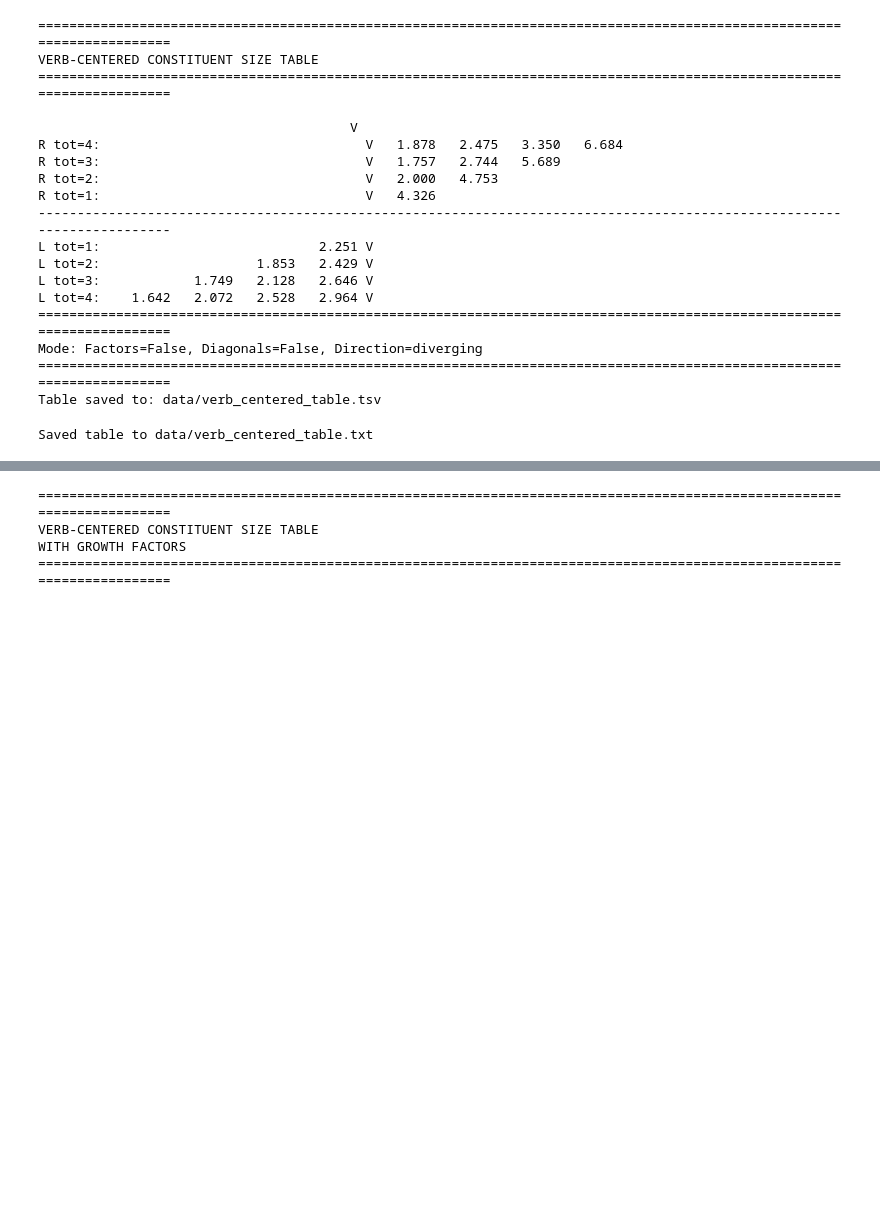
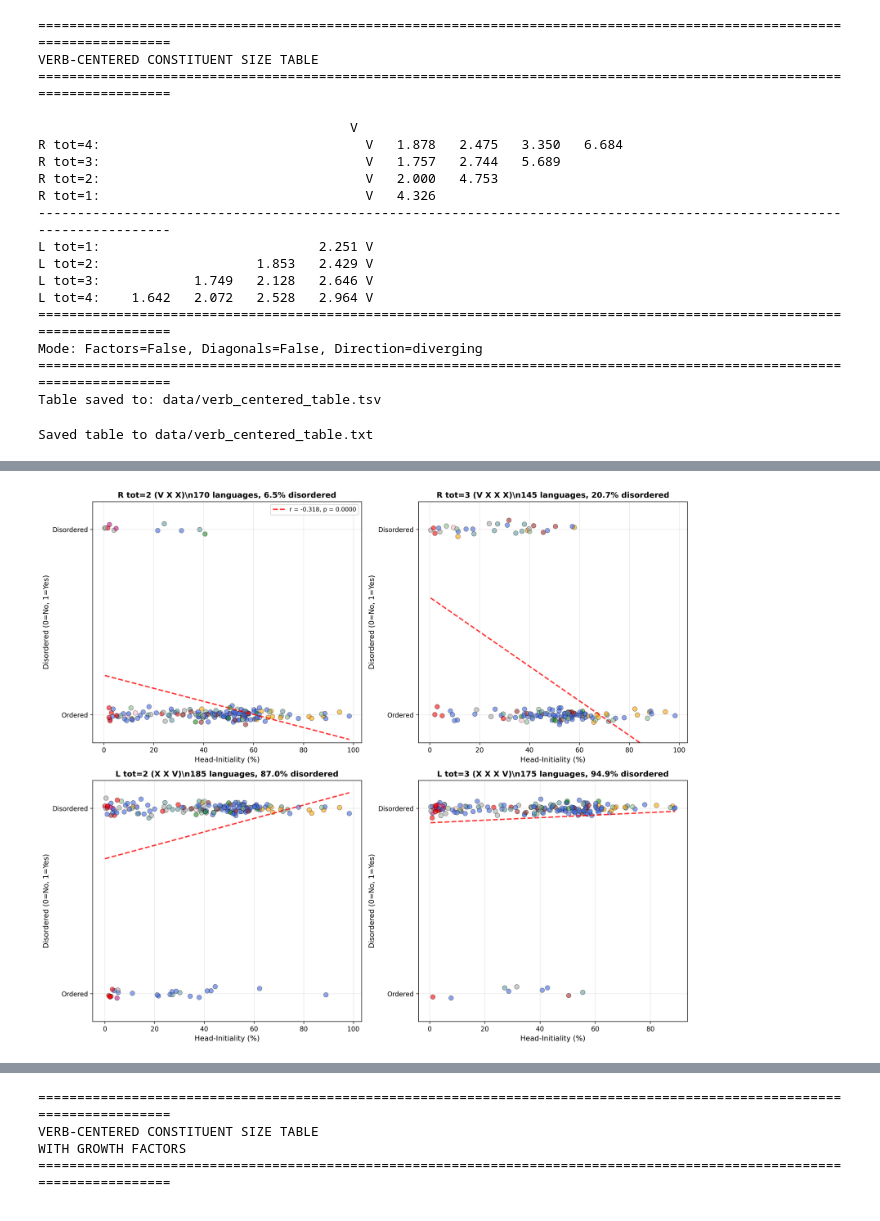
Before and after one commit to typometrics/dataanalysis, a Jupyter notebook: 04_data_processing.ipynb, the cells around one changed output, grey strips where cells are left out. Drawn from its saved outputs; the diff is of its cells as text; code cells hidden in the pictures; blank space fills up the shorter version.

```diff
--- a/04_data_processing.ipynb
+++ b/04_data_processing.ipynb
@@ -117,0 +467,11 @@ Saved table to data/verb_centered_table.txt
+# %%
+# Try to load head-initiality data if available
+head_init_path = 'head_initiality_results.csv'
+if os.path.exists(head_init_path):
+    head_initiality_df = pd.read_csv(head_init_path)
+    print(f"Loaded head-initiality data for {len(head_initiality_df)} languages")
+    print(head_initiality_df[['language_code', 'language_name', 'head_initiality']].head())
+else:
+    print(f"Head-initiality data not found at {head_init_path}")
+    print("Run the 04_comparative_scatterplots.ipynb notebook first to generate this data.")
+    head_initiality_df = None
@@ -117,0 +656,74 @@ Saved table to data/verb_centered_table.txt
+# %%
+if merged_df is not None:
+    # Per-configuration scatter plots vs head-initiality
+    # Focus on specific configurations with most data
+
+    configs_to_plot = [
+        ('right_tot_2_disordered', 'R tot=2 (V X X)', 170),
+        ('right_tot_3_disordered', 'R tot=3 (V X X X)', 145),
+        ('left_tot_2_disordered', 'L tot=2 (X X V)', 185),
+        ('left_tot_3_disordered', 'L tot=3 (X X X V)', 175),
+    ]
+
+    fig, axes = plt.subplots(2, 2, figsize=(14, 12))
+    axes = axes.flatten()
+
+    # Color mapping
+    plot_df_config = merged_df.dropna(subset=['head_initiality'])
+    colors = [group_to_color.get(g, '#808080') for g in plot_df_config['group']]
+
+    for idx, (config_col, config_label, n_langs) in enumerate(configs_to_plot):
+        ax = axes[idx]
+
+        # Get data for this configuration
+        config_df = plot_df_config[plot_df_config[config_col].notna()].copy()
+        config_colors = [group_to_color.get(g, '#808080') for g in config_df['group']]
+
+        # Convert boolean to float (0.0 or 1.0)
+        config_df['disorder_binary'] = config_df[config_col].astype(float)
+
+        # Add jitter to separate overlapping points
+        np.random.seed(42)
+        y_jitter = config_df['disorder_binary'].values + np.random.normal(0, 0.02, len(config_df))
+
+        ax.scatter(config_df['head_initiality'], y_jitter,
+                   c=config_colors, alpha=0.6, s=50, edgecolors='black', linewidth=0.5)
+
+        # Compute correlation with binary disorder
+        x_data = config_df['head_initiality'].values.astype(float)
+        y_data = config_df['disorder_binary'].values.astype(float)
+
+        if len(x_data) > 2:
+            slope, intercept, r_value, p_value, std_err = stats.linregress(x_data, y_data)
+
+            # Plot regression line
+            x_line = np.array([config_df['head_initiality'].min(), config_df['head_initiality'].max()])
+            y_line = slope * x_line + intercept
+            ax.plot(x_line, y_line, 'r--', linewidth=2, alpha=0.8,
+                    label=f'r = {r_value:.3f}, p = {p_value:.4f}')
+
+        # Count disorder percentage
+        disorder_pct = (config_df['disorder_binary'].sum() / len(config_df)) * 100
+
+        ax.set_xlabel('Head-Initiality (%)', fontsize=11)
+        ax.set_ylabel('Disordered (0=No, 1=Yes)', fontsize=11)
+        ax.set_title(f'{config_label}\\n{len(config_df)} languages, {disorder_pct:.1f}% disordered',
+                     fontsize=12, fontweight='bold')
+        ax.set_ylim(-0.15, 1.15)
+        ax.set_yticks([0, 1])
+        ax.set_yticklabels(['Ordered', 'Disordered'])
+        if idx == 0:
+            ax.legend(fontsize=9)
+        ax.grid(alpha=0.3)
+
+    plt.tight_layout()
+
+    # Save figure
+    fig_path = os.path.join(OUTPUT_DIR, 'disorder_per_config_vs_head_initiality.png')
+    plt.savefig(fig_path, dpi=300, bbox_inches='tight')
+    print(f"\\nSaved per-configuration plot to {fig_path}")
+
+    plt.show()
+else:
+    print("Skipping per-configuration plots - merged data not available")
+# %% [output]
@@ -117,0 +731 @@ Saved table to data/verb_centered_table.txt
+[figure, added]
```
Also changed, not shown: parts of 28 cells of this notebook, 26 other files.
